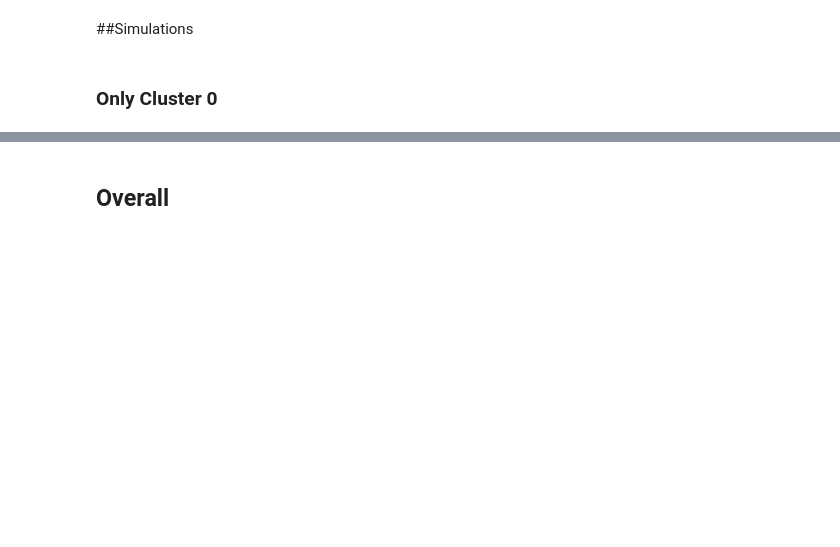
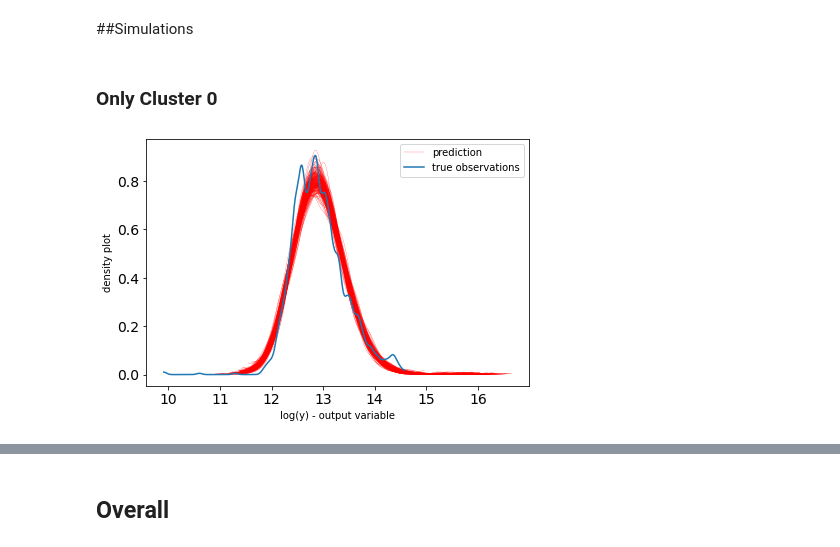
Before and after one commit to carlos20160984/ET5003_SEM1_2021-2, a Jupyter notebook: ET5003_Etivity2_Draft_Carlos_Santiago.ipynb, the cells around one changed output, grey strips where cells are left out. Saved outputs shown, nothing was run; the diff lists cells and outputs as text; code cells hidden in the pictures; blank space fills up the shorter version.

```diff
--- a/ET5003_Etivity2_Draft_Carlos_Santiago.ipynb
+++ b/ET5003_Etivity2_Draft_Carlos_Santiago.ipynb
@@ -719,4 +813,32 @@ Finished [100%]: Average Loss = 456.49
+# %%
+# Posterior predictive checks (PPCs)
+def ppc(alpha,beta,sigma, X,  nsamples=500):
+    #we select nsamples random samples from the posterior
+    ind = np.random.randint(0,beta.shape[0],size=nsamples)
+    alphai = alpha[ind]
+    betai = beta[ind,:]
+    sigmai = sigma[ind]
+
+    Ypred = np.zeros((nsamples,X.shape[0]))
+    for i in range(X.shape[0]):
+        #we generate data from linear model
+        y_pred = alphai + np.dot(betai, X[i:i+1,:].T).T +np.random.randn(len(sigmai))*sigmai
+        Ypred[:,i]=y_pred[0,:]
+    return Ypred
 # %% [markdown]
 ##Simulations
 # %% [markdown]
 ### Only Cluster 0
+# %%
+#Simulation
+Ypred0 = yscaler0.inverse_transform(ppc(posterior0['alpha'],posterior0['beta'],posterior0['sigma_n'],Xn0,  nsamples=200))
+for i in range(Ypred0.shape[0]):
+    az.plot_dist( Ypred0[i,:],color='r',plot_kwargs={"linewidth": 0.2})
+az.plot_dist(Ypred0[i,:],color='r',plot_kwargs={"linewidth": 0.2}, label="prediction")
+
+az.plot_dist(ylog0,label='true observations');
+plt.legend()
+plt.xlabel("log(y) - output variable")
+plt.ylabel("density plot");
+# %% [output]
+[figure, added]
```
Also changed, not shown: parts of 24 cells of this notebook.
